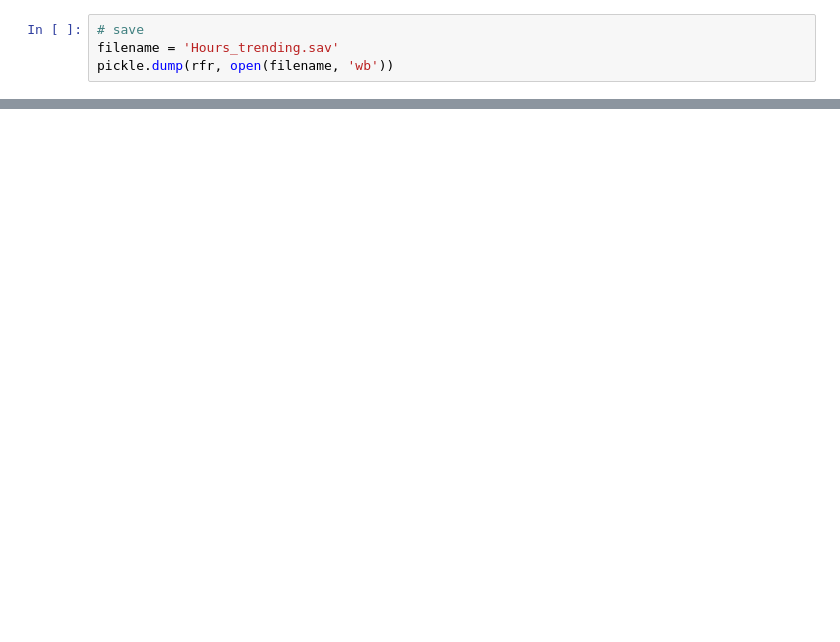
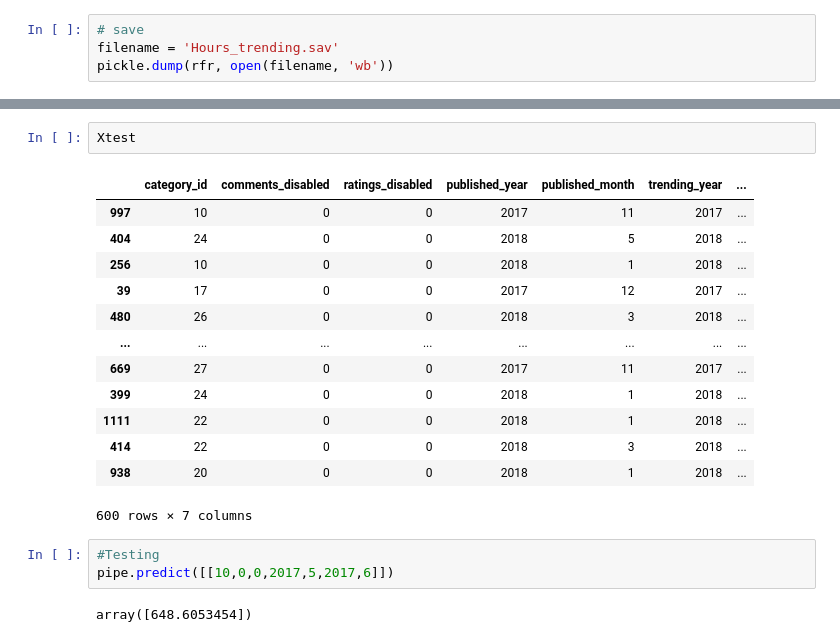
Before and after one commit to jereediv/The_Reason, a Jupyter notebook: Notebooks/BRFRegressor_hours_to_trending.ipynb, the cells around one changed output, grey strips where cells are left out. Drawn from its saved outputs; the diff is of its cells as text; blank space fills up the shorter version.

```diff
--- a/Notebooks/BRFRegressor_hours_to_trending.ipynb
+++ b/Notebooks/BRFRegressor_hours_to_trending.ipynb
@@ -134,0 +122,21 @@ files.download("Hours_trending.sav")
+# %%
+Xtest
+# %% [output]
+|  | category_id | comments_disabled | ratings_disabled | published_year | published_month | trending_year | ... |
+| 997 | 10 | 0 | 0 | 2017 | 11 | 2017 | ... |
+| 404 | 24 | 0 | 0 | 2018 | 5 | 2018 | ... |
+| 256 | 10 | 0 | 0 | 2018 | 1 | 2018 | ... |
+| 39 | 17 | 0 | 0 | 2017 | 12 | 2017 | ... |
+| 480 | 26 | 0 | 0 | 2018 | 3 | 2018 | ... |
+| ... | ... | ... | ... | ... | ... | ... | ... |
+| 669 | 27 | 0 | 0 | 2017 | 11 | 2017 | ... |
+| 399 | 24 | 0 | 0 | 2018 | 1 | 2018 | ... |
+| 1111 | 22 | 0 | 0 | 2018 | 1 | 2018 | ... |
+| 414 | 22 | 0 | 0 | 2018 | 3 | 2018 | ... |
+| 938 | 20 | 0 | 0 | 2018 | 1 | 2018 | ... |
+600 rows × 7 columns
+# %%
+#Testing
+pipe.predict([[10,0,0,2017,5,2017,6]])
+# %% [output]
+array([648.6053454])
```
Also changed, not shown: parts of 6 cells of this notebook, 1 other file.
